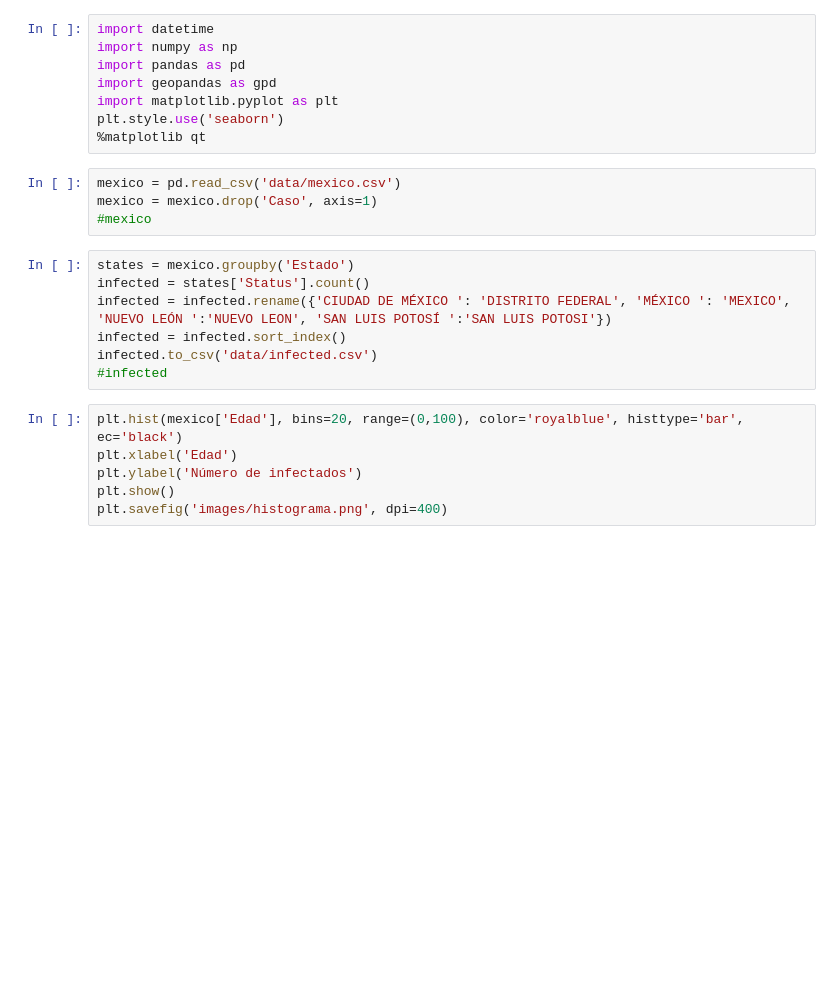
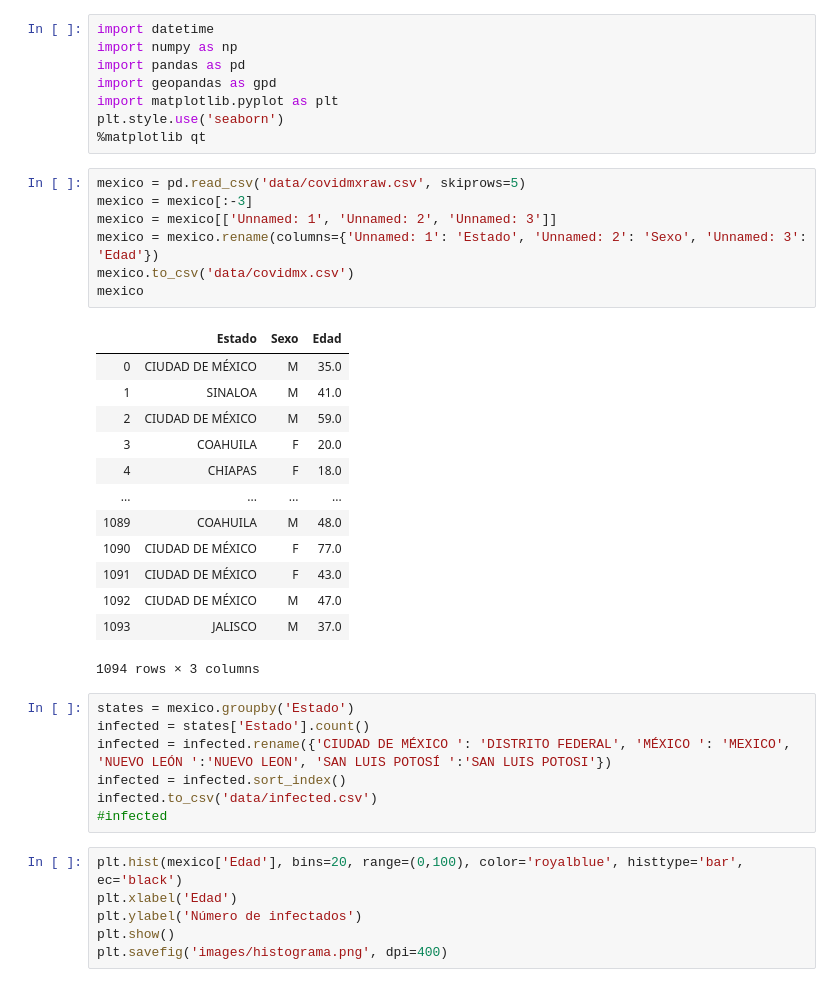
Before and after one commit to carloscerlira/COVIDMEX, a Jupyter notebook: histogram.ipynb, the cells around one changed output. Cells and saved outputs as stored; diff of their text form; blank space fills up the shorter version.

```diff
--- a/histogram.ipynb
+++ b/histogram.ipynb
@@ -6,13 +6,30 @@ import geopandas as gpd
 import matplotlib.pyplot as plt
 plt.style.use('seaborn')
 %matplotlib qt
-# %%
-mexico = pd.read_csv('data/mexico.csv')
-mexico = mexico.drop('Caso', axis=1)
-#mexico
+# %%
+mexico = pd.read_csv('data/covidmxraw.csv', skiprows=5)
+mexico = mexico[:-3]
+mexico = mexico[['Unnamed: 1', 'Unnamed: 2', 'Unnamed: 3']]
+mexico = mexico.rename(columns={'Unnamed: 1': 'Estado', 'Unnamed: 2': 'Sexo', 'Unnamed: 3': 'Edad'})
+mexico.to_csv('data/covidmx.csv')
+mexico
+# %% [output]
+|  | Estado | Sexo | Edad |
+| 0 | CIUDAD DE MÉXICO | M | 35.0 |
+| 1 | SINALOA | M | 41.0 |
+| 2 | CIUDAD DE MÉXICO | M | 59.0 |
+| 3 | COAHUILA | F | 20.0 |
+| 4 | CHIAPAS | F | 18.0 |
+| ... | ... | ... | ... |
+| 1089 | COAHUILA | M | 48.0 |
+| 1090 | CIUDAD DE MÉXICO | F | 77.0 |
+| 1091 | CIUDAD DE MÉXICO | F | 43.0 |
+| 1092 | CIUDAD DE MÉXICO | M | 47.0 |
+| 1093 | JALISCO | M | 37.0 |
+1094 rows × 3 columns
 # %%
 states = mexico.groupby('Estado')
-infected = states['Status'].count()
+infected = states['Estado'].count()
 infected = infected.rename({'CIUDAD DE MÉXICO ': 'DISTRITO FEDERAL', 'MÉXICO ': 'MEXICO', 'NUEVO LEÓN ':'NUEVO LEON', 'SAN LUIS POTOSÍ ':'SAN LUIS POTOSI'})
 infected = infected.sort_index()
 infected.to_csv('data/infected.csv')
```
Also changed, not shown: 10 other files.
